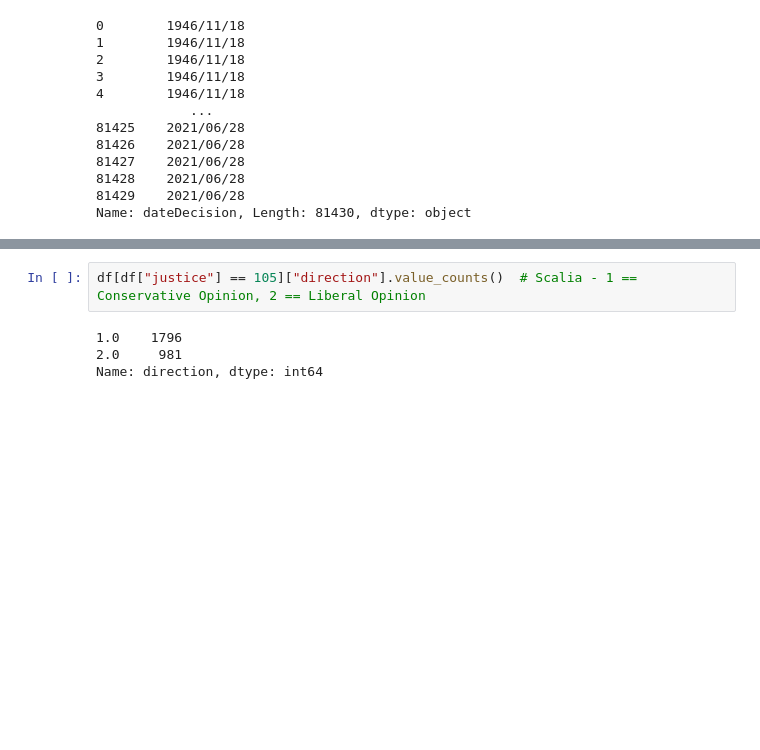
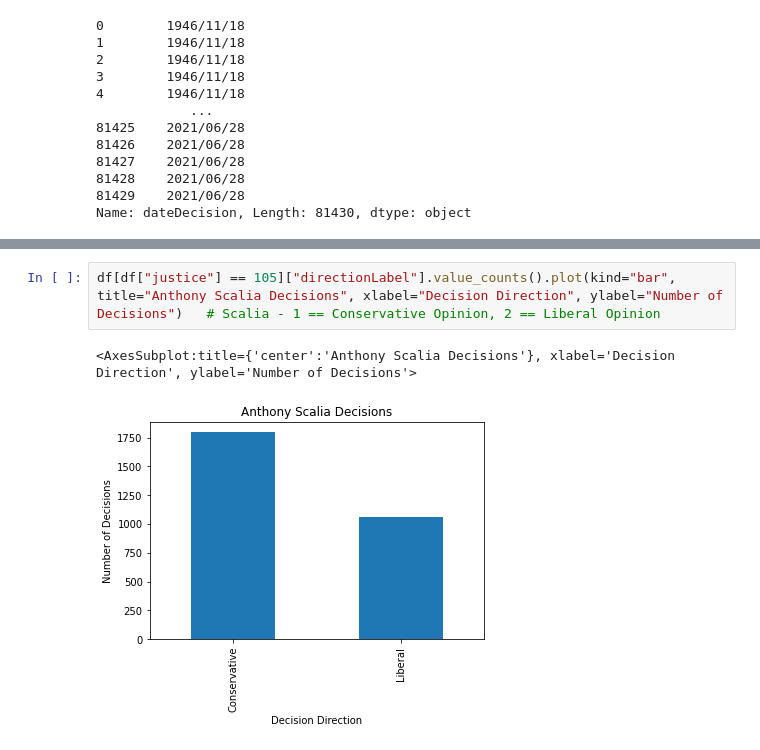
Before and after one commit to parkererickson/csci5525-final-project, a Jupyter notebook: citation-graph/scdb_eda.ipynb, the cells around one changed output, grey strips where cells are left out. Drawn from its saved outputs; the diff is of its cells as text; blank space fills up the shorter version.

```diff
--- a/citation-graph/scdb_eda.ipynb
+++ b/citation-graph/scdb_eda.ipynb
@@ -107,7 +108,6 @@ Name: direction, dtype: int64
 # %%
-df[df["justice"] == 105]["direction"].value_counts()  # Scalia - 1 == Conservative Opinion, 2 == Liberal Opinion
+df[df["justice"] == 105]["directionLabel"].value_counts().plot(kind="bar", title="Anthony Scalia Decisions", xlabel="Decision Direction", ylabel="Number of Decisions")   # Scalia - 1 == Conservative Opinion, 2 == Liberal Opinion
 # %% [output]
-1.0    1796
-2.0     981
-Name: direction, dtype: int64
+<AxesSubplot:title={'center':'Anthony Scalia Decisions'}, xlabel='Decision Direction', ylabel='Number of Decisions'>
+[figure, added]
 # %%
```
Also changed, not shown: parts of 4 cells of this notebook, 10 other files.
